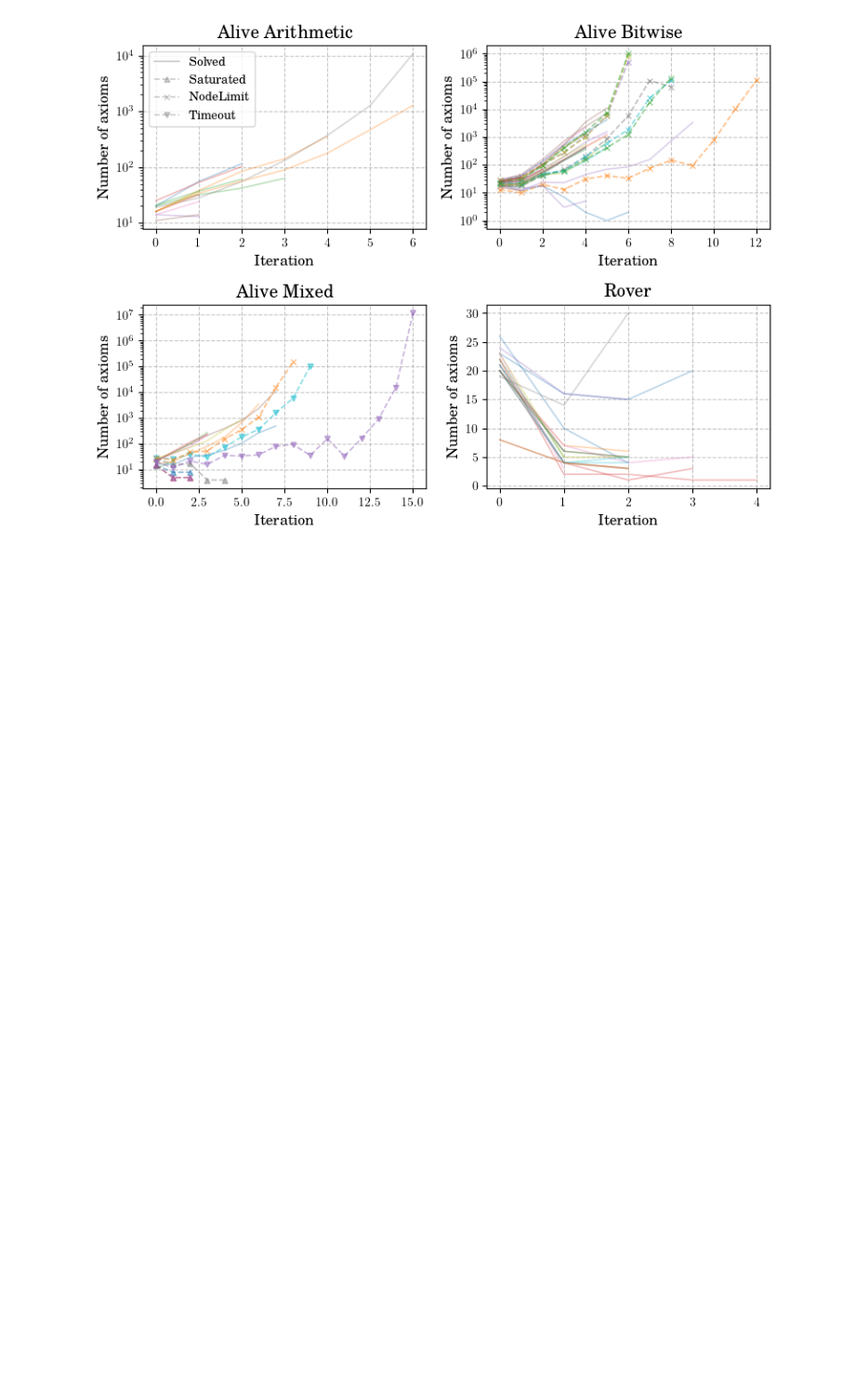
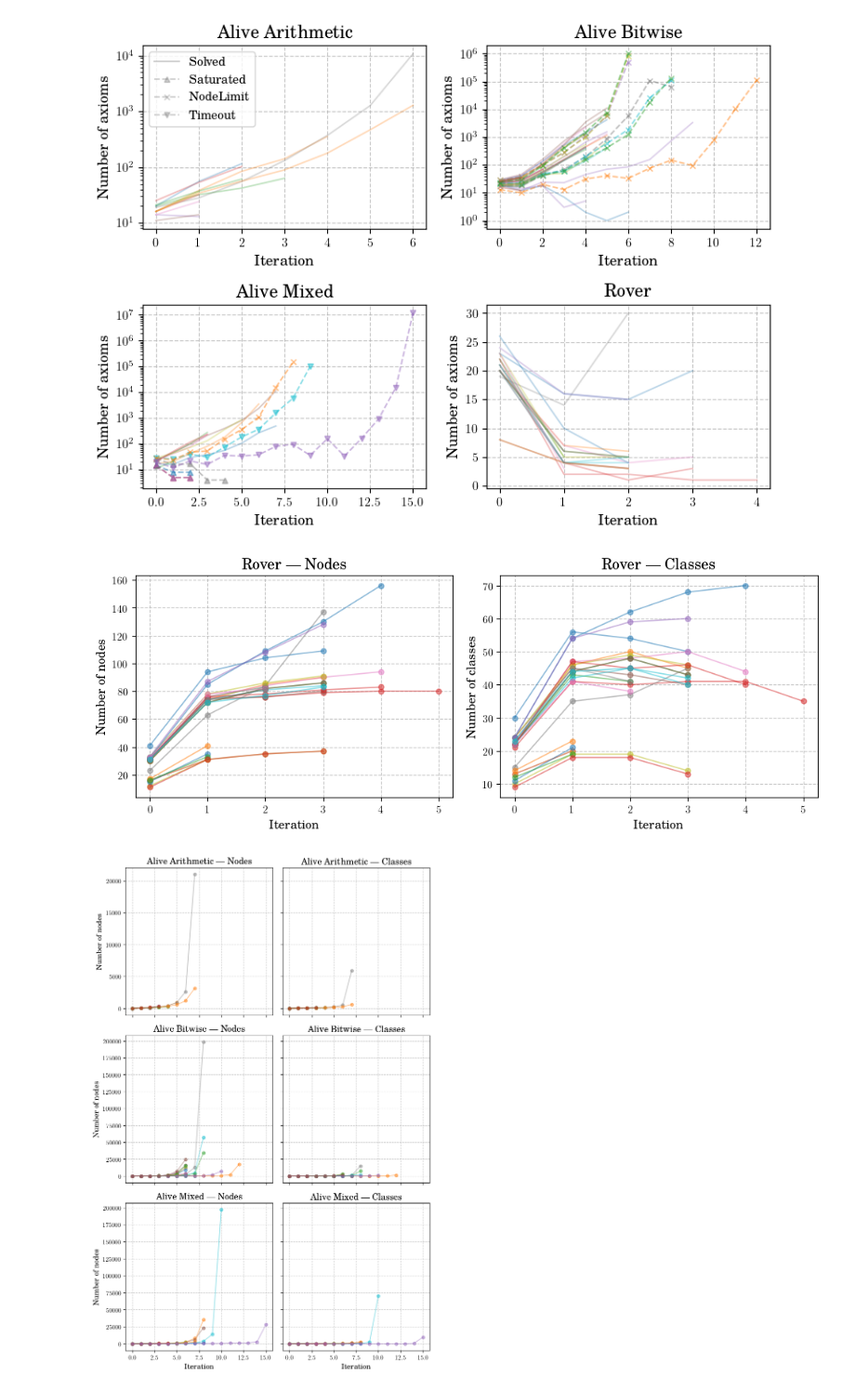
Before and after one commit to luigirinaldi/fyp, a Jupyter notebook: gen_graphs/scripts/graphing/results_graphs.ipynb, the cells around one changed output. Shown at 93% size. Cells and saved outputs as stored; diff of their text form; code cells hidden in the pictures; blank space fills up the shorter version.

```diff
--- a/gen_graphs/scripts/graphing/results_graphs.ipynb
+++ b/gen_graphs/scripts/graphing/results_graphs.ipynb
@@ -312,3 +312,66 @@ for graph_name, fun in {
 [figure]
 [figure]
 [figure]
+# %%
+import matplotlib.pyplot as plt
+
+# --- 1) Rover bench: nodes & classes side by side ---
+
+rover_data = egraph_data['rover'][0]
+
+fig, axs = plt.subplots(1, 2, figsize=(10, 4), sharex=True)
+for ax, graph_name in zip(axs, ['nodes', 'classes']):
+    fun = {
+        'nodes': lambda it: it['egraph_nodes'],
+        'classes': lambda it: it['egraph_classes'],
+    }[graph_name]
+
+    for theorem, info in rover_data.items():
+        iters = info['iteration_info']
+        x = list(range(len(iters)))
+        y = [fun(it) for it in iters]
+        ax.plot(x, y, '-o', alpha=0.5)
+
+    ax.set_title(f"Rover — {graph_name.capitalize()}")
+    ax.set_xlabel("Iteration")
+    ax.set_ylabel(f"Number of {graph_name}")
+    ax.grid(True, linestyle='--', alpha=0.7)
+
+plt.tight_layout()
+plt.show()
+
+
+# --- 2) Three “alive” benchmarks: vertically stacked, nodes on left, classes on right ---
+
+alive_benches = [b for b in egraph_data if 'alive' in b.lower()]
+assert len(alive_benches) == 3, "Expected exactly 3 alive benches!"
+
+fig, axs = plt.subplots(3, 2, figsize=(8, 12), sharex='col', sharey='row')
+
+for row, bench in enumerate(alive_benches):
+    bench_data = egraph_data[bench][0]
+    for col, graph_name in enumerate(['nodes', 'classes']):
+        ax = axs[row, col]
+        fun = {
+            'nodes': lambda it: it['egraph_nodes'],
+            'classes': lambda it: it['egraph_classes'],
+        }[graph_name]
+
+        for theorem, info in bench_data.items():
+            iters = info['iteration_info']
+            x = list(range(len(iters)))
+            y = [fun(it) for it in iters]
+            ax.plot(x, y, '-o', alpha=0.5)
+
+        ax.set_title(f"{benchmark_names[bench]} — {graph_name.capitalize()}")
+        if row == 2:
+            ax.set_xlabel("Iteration")
+        if col == 0:
+            ax.set_ylabel(f"Number of {graph_name}")
+        ax.grid(True, linestyle='--', alpha=0.7)
+
+plt.tight_layout()
+plt.show()
+# %% [output]
+[figure, added]
+[figure, added]
```
Also changed, not shown: 14 other files.
